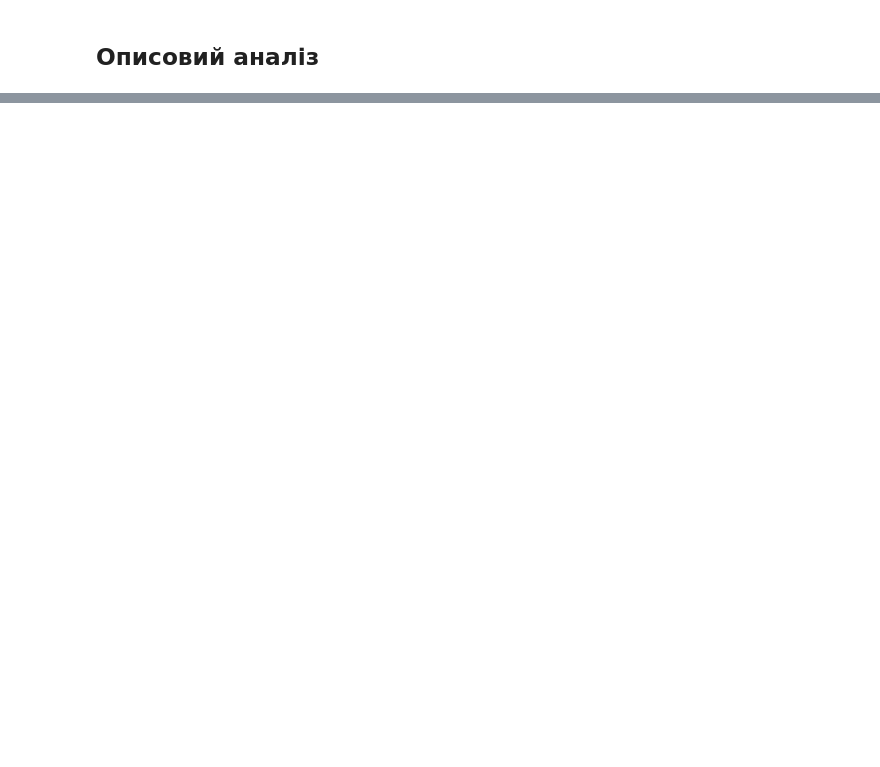
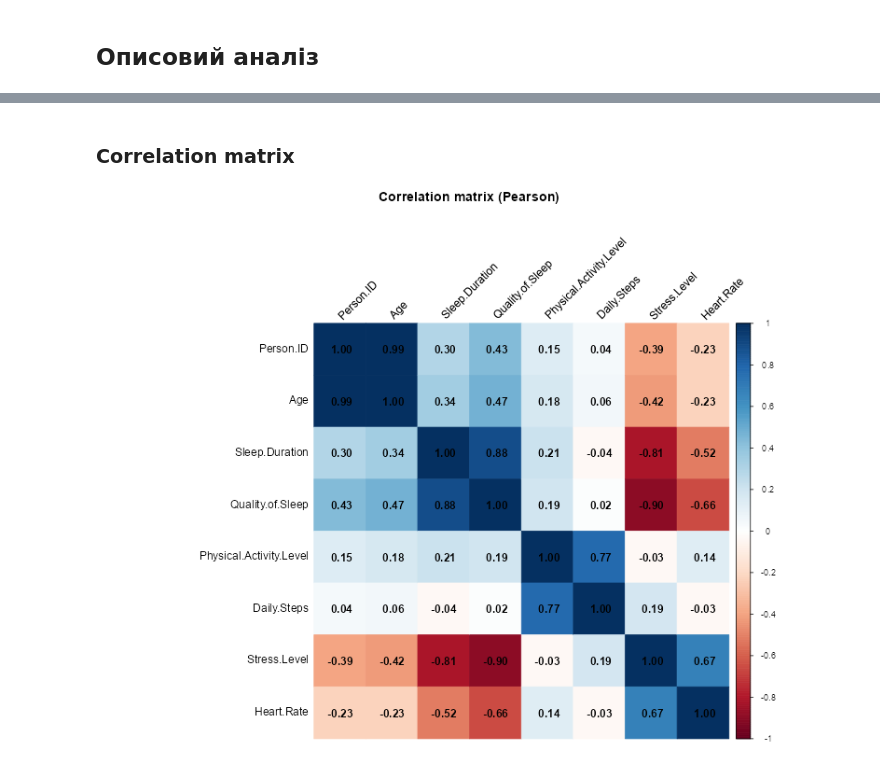
Before and after one commit to emissuu/UniTasks, a Jupyter notebook: R/Final Project/Main.ipynb, the cells around one changed output, grey strips where cells are left out. Saved outputs shown, nothing was run; the diff lists cells and outputs as text; code cells hidden in the pictures; blank space fills up the shorter version.

```diff
--- a/R/Final Project/Main.ipynb
+++ b/R/Final Project/Main.ipynb
@@ -30,0 +52,11 @@ $ Sleep.Disorder          <chr> "None", "None", "None", "Sleep Apnea", "Sleep
+# %% [markdown]
+### Correlation matrix
+# %%
+data |>
+  select_if(is.numeric) |>
+  cor(method = "pearson") |>
+  corrplot(method = "color", col = COL2("RdBu", 200), order = "hclust",
+         addCoef.col = "black", tl.col = "black", tl.srt = 45,
+         title = "Correlation matrix (Pearson)", mar=c(0,0,1,0))
+# %% [output]
+[figure, added]
```
Also changed, not shown: parts of 11 cells of this notebook, 1 other file.
